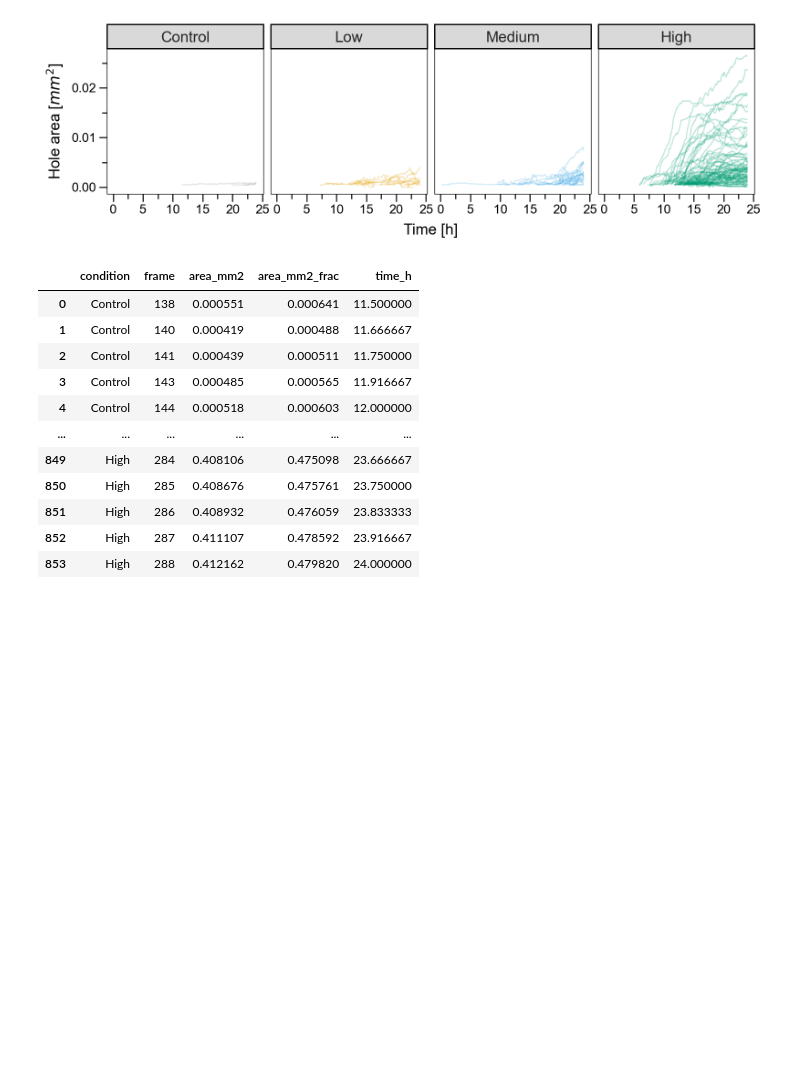
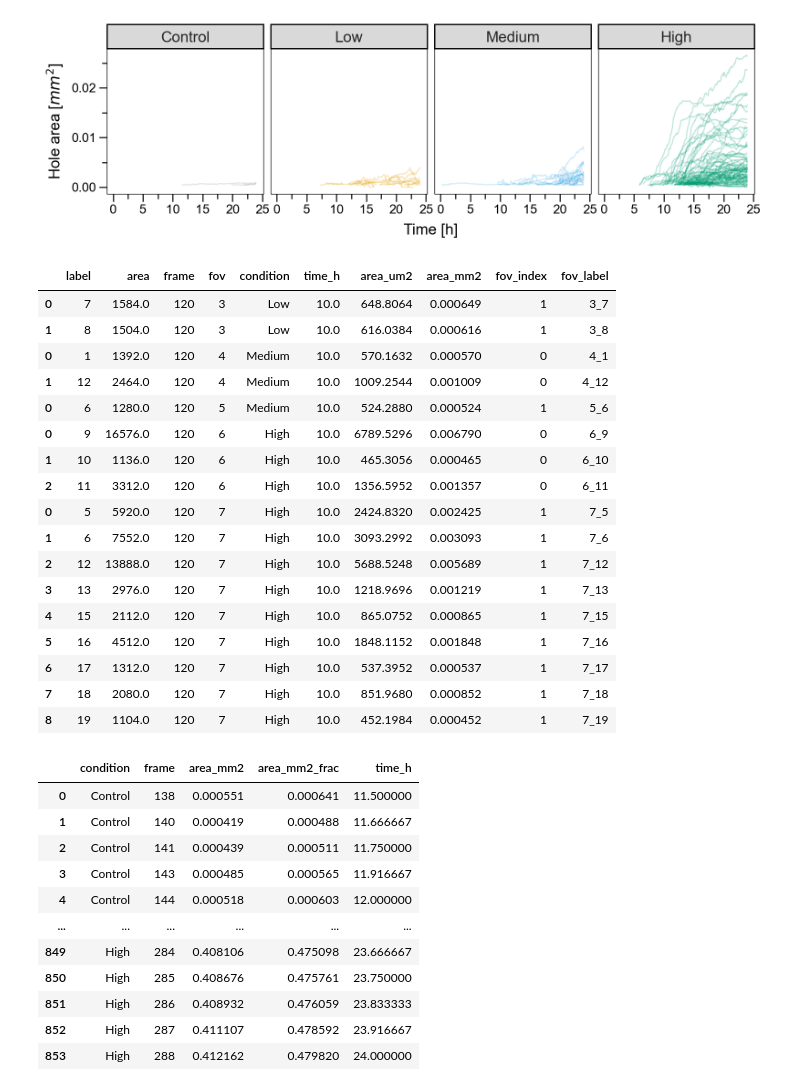
Before and after one commit to pertzlab/ARCOSpx-publication, a Jupyter notebook: scripts/5_hole_tracking/hole_tracking_arcos_px.ipynb, the cells around one changed output. Drawn from its saved outputs; the diff is of its cells as text; code cells hidden in the pictures; blank space fills up the shorter version.

```diff
--- a/scripts/5_hole_tracking/hole_tracking_arcos_px.ipynb
+++ b/scripts/5_hole_tracking/hole_tracking_arcos_px.ipynb
@@ -389,6 +393,27 @@ p_hole_area
 [figure]
 # %%
 p9.ggsave(p_hole_area, '../../data/5_hole_tracking/output-plots/hole_area.pdf', width = 8, height = 2.5)
+# %%
+df_holes_props[df_holes_props['time_h'] == 10]
+# %% [output]
+|  | label | area | frame | fov | condition | time_h | area_um2 | area_mm2 | fov_index | fov_label |
+| 0 | 7 | 1584.0 | 120 | 3 | Low | 10.0 | 648.8064 | 0.000649 | 1 | 3_7 |
+| 1 | 8 | 1504.0 | 120 | 3 | Low | 10.0 | 616.0384 | 0.000616 | 1 | 3_8 |
+| 0 | 1 | 1392.0 | 120 | 4 | Medium | 10.0 | 570.1632 | 0.000570 | 0 | 4_1 |
+| 1 | 12 | 2464.0 | 120 | 4 | Medium | 10.0 | 1009.2544 | 0.001009 | 0 | 4_12 |
+| 0 | 6 | 1280.0 | 120 | 5 | Medium | 10.0 | 524.2880 | 0.000524 | 1 | 5_6 |
+| 0 | 9 | 16576.0 | 120 | 6 | High | 10.0 | 6789.5296 | 0.006790 | 0 | 6_9 |
+| 1 | 10 | 1136.0 | 120 | 6 | High | 10.0 | 465.3056 | 0.000465 | 0 | 6_10 |
+| 2 | 11 | 3312.0 | 120 | 6 | High | 10.0 | 1356.5952 | 0.001357 | 0 | 6_11 |
+| 0 | 5 | 5920.0 | 120 | 7 | High | 10.0 | 2424.8320 | 0.002425 | 1 | 7_5 |
+| 1 | 6 | 7552.0 | 120 | 7 | High | 10.0 | 3093.2992 | 0.003093 | 1 | 7_6 |
+| 2 | 12 | 13888.0 | 120 | 7 | High | 10.0 | 5688.5248 | 0.005689 | 1 | 7_12 |
+| 3 | 13 | 2976.0 | 120 | 7 | High | 10.0 | 1218.9696 | 0.001219 | 1 | 7_13 |
+| 4 | 15 | 2112.0 | 120 | 7 | High | 10.0 | 865.0752 | 0.000865 | 1 | 7_15 |
+| 5 | 16 | 4512.0 | 120 | 7 | High | 10.0 | 1848.1152 | 0.001848 | 1 | 7_16 |
+| 6 | 17 | 1312.0 | 120 | 7 | High | 10.0 | 537.3952 | 0.000537 | 1 | 7_17 |
+| 7 | 18 | 2080.0 | 120 | 7 | High | 10.0 | 851.9680 | 0.000852 | 1 | 7_18 |
+| 8 | 19 | 1104.0 | 120 | 7 | High | 10.0 | 452.1984 | 0.000452 | 1 | 7_19 |
 # %%
 # Aggregate df_holes_props to calculate the total area_mm2 per condition, fov, and frame
 df_holes_aggr = df_holes_props.groupby(['condition', 'frame'], observed=True)['area_mm2'].sum().reset_index()
```
Also changed, not shown: parts of 4 cells of this notebook.
